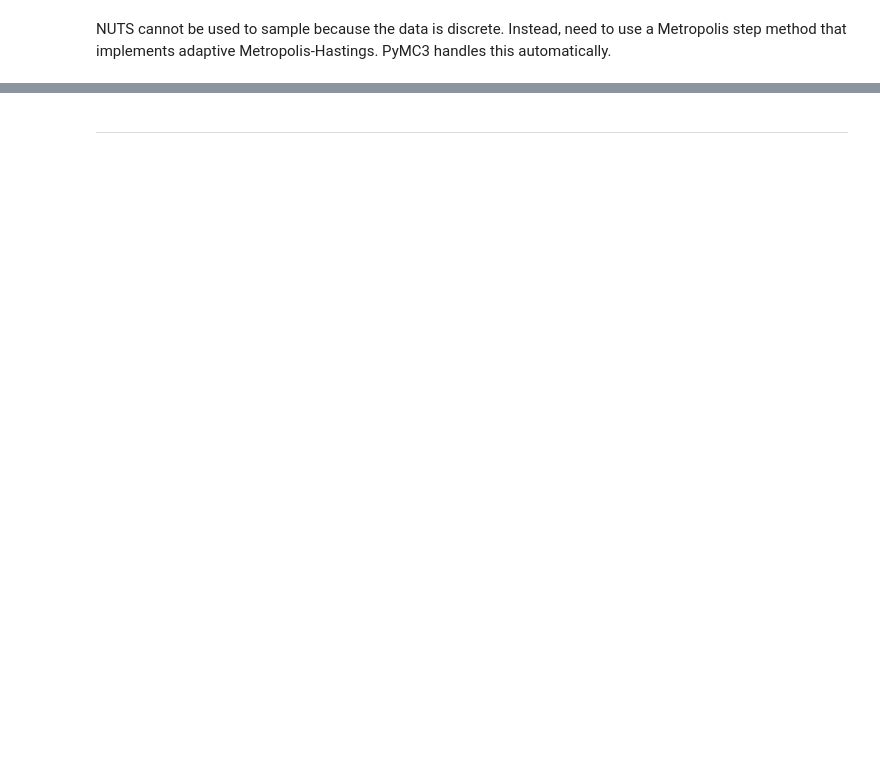
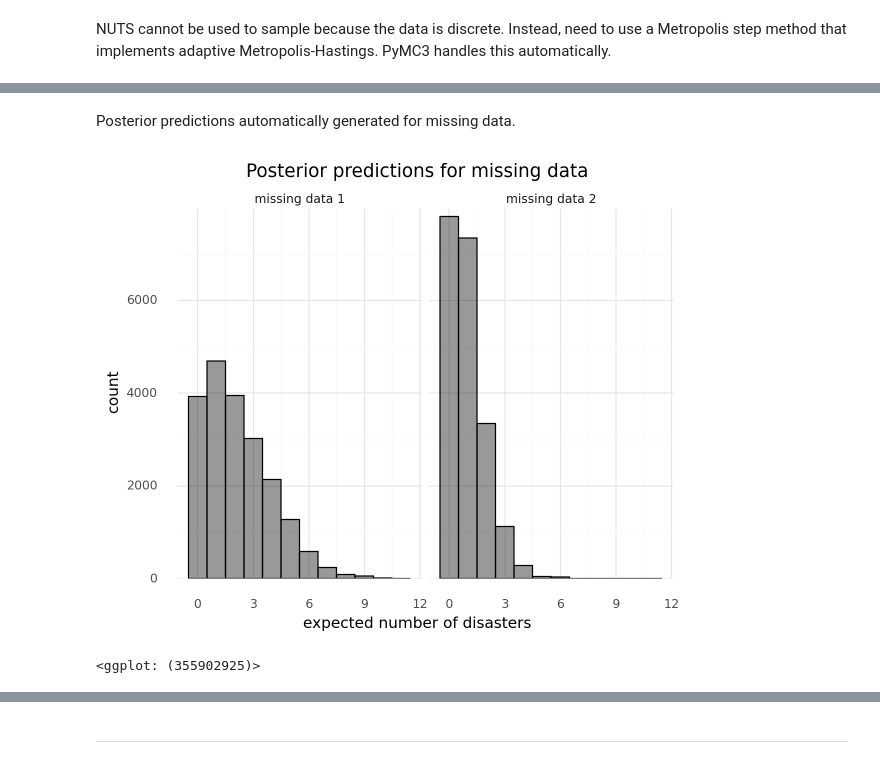
Before and after one commit to jhrcook/pymc3-tutorials, a Jupyter notebook: 001_getting-started-with-pymc3.ipynb, the cells around one changed output, grey strips where cells are left out. Saved outputs shown, nothing was run; the diff lists cells and outputs as text; code cells hidden in the pictures; blank space fills up the shorter version.

```diff
--- a/001_getting-started-with-pymc3.ipynb
+++ b/001_getting-started-with-pymc3.ipynb
@@ -272,0 +331,21 @@ with disaster_model:
+# %% [markdown]
+Posterior predictions automatically generated for missing data.
+# %%
+missing_data_imputation = pd.DataFrame(
+    trace["disasters_missing"], columns=["missing data 1", "missing data 2"]
+).melt()
+
+(
+    gg.ggplot(missing_data_imputation, gg.aes(x="value"))
+    + gg.facet_wrap("variable", nrow=1)
+    + gg.geom_histogram(binwidth=1, alpha=0.4, size=0.5, color="black", fill="black")
+    + gg.scale_y_continuous(expand=(0, 0, 0.02, 0))
+    + gg.labs(
+        x="expected number of disasters",
+        y="count",
+        title="Posterior predictions for missing data",
+    )
+)
+# %% [output]
+[figure, added]
+<ggplot: (355902925)>
```
Also changed, not shown: parts of 16 cells of this notebook.
